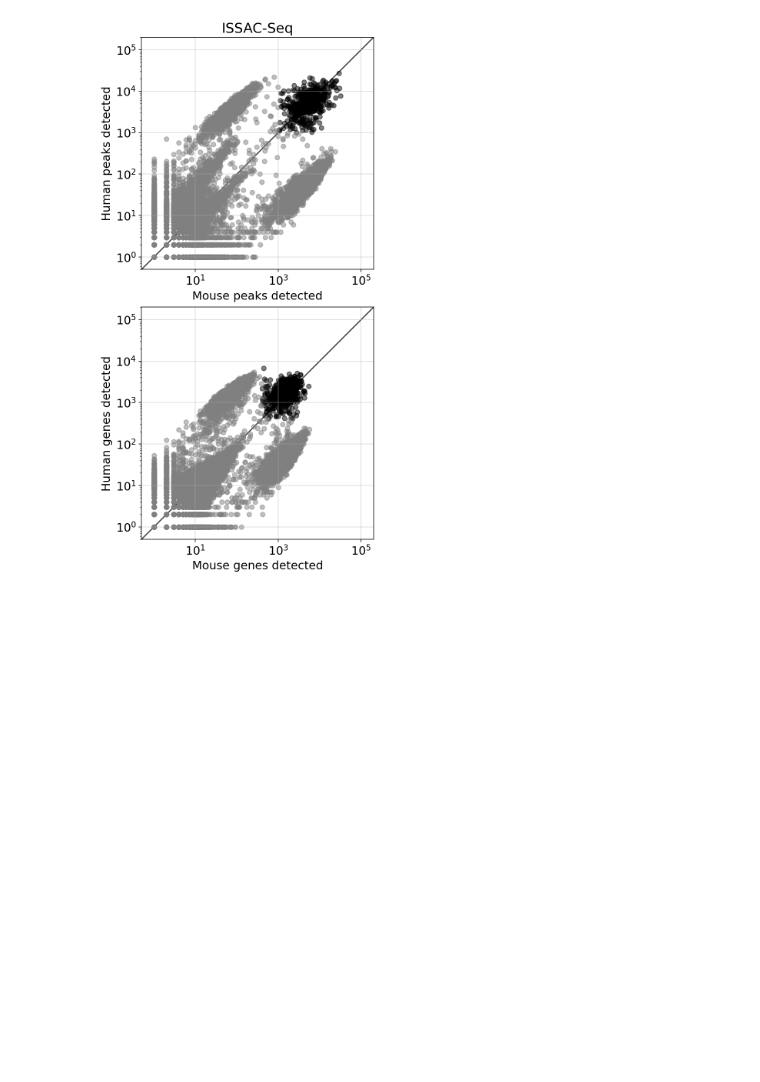
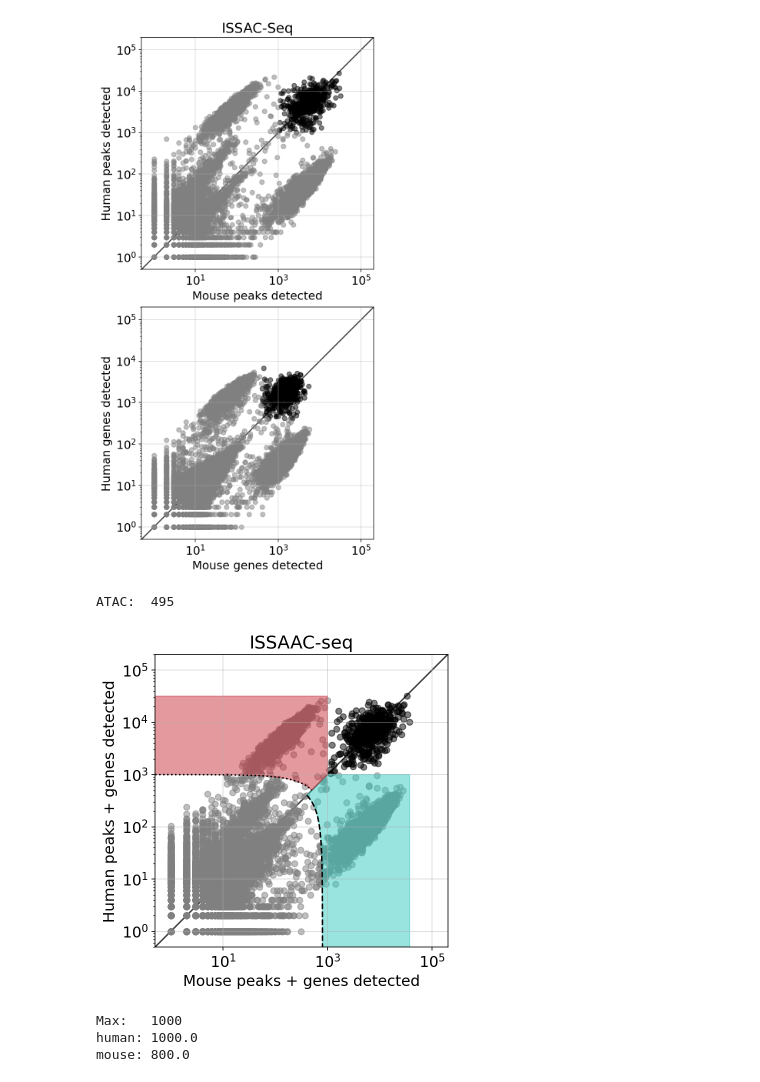
Before and after one commit to pachterlab/BGP_2023, a Jupyter notebook: analysis/notebooks/final_issaacseq-hgmm.ipynb, the cells around one changed output. Drawn from its saved outputs; the diff is of its cells as text; code cells hidden in the pictures; blank space fills up the shorter version.

```diff
--- a/analysis/notebooks/final_issaacseq-hgmm.ipynb
+++ b/analysis/notebooks/final_issaacseq-hgmm.ipynb
@@ -306,3 +333,66 @@ fig.show()
 ATAC:  477
 Gene:  468
 [figure]
+# %%
+fig, ax = plt.subplots(figsize=(5,5), constrained_layout=True)
+
+x = mu.obs["atac:mouse_counts_nnzero"] + mu.obs["gene:mouse_counts_nnzero"]
+y = mu.obs["atac:human_counts_nnzero"] + mu.obs["gene:human_counts_nnzero"]
+
+co_max = 1000
+
+m = np.logical_and(x>co_max, y>co_max)
+print("ATAC: ", m.sum())
+ax.scatter(x[m],y[m],      color="k", alpha=0.5)
+ax.scatter(x[~m],y[~m], color="grey", alpha=0.5)
+
+xx = np.arange(x.min(), x.max())
+
+# Upper cutoff mouse
+yh = [co_max]*len(xx)
+# ax.plot(xx, yh, color="red", linestyle="-")
+
+# lower cutoff mouse
+yl = -xx + mouse_co
+ax.plot(xx[xx>mouse_co/2], yl[xx>mouse_co/2], color="k", linestyle="--")
+
+ax.fill_between(
+    xx[xx>mouse_co/2],
+    yl[xx>mouse_co/2],
+    np.min(np.vstack([xx, yh]), axis=0)[xx>mouse_co/2], alpha=0.5, color=blue)
+
+# upper cutoff human
+xh = [co_max]*len(yy)
+# ax.plot(xh, yy, color="k", linestyle="--")
+
+# lower cutoff human
+yl = -xx + human_co
+ax.plot(xx[xx<human_co/2], yl[xx<human_co/2], color="k", linestyle="dotted")
+
+
+ax.fill_between(xx[xx<co_max],
+                np.max(np.vstack([xx, yl]), axis=0)[xx<co_max],
+                [y.max()]*len(xx[xx<co_max]), alpha=0.5, color=red)
+
+ax.set(**{
+    "title": "ISSAAC-seq",
+    "xlabel": "Mouse peaks + genes detected",
+    "ylabel": "Human peaks + genes detected",
+    "xscale": "log",
+    "yscale": "log",
+    "xlim": (0.5,2*1e5)
+})
+yex(ax)
+ax.grid(alpha=0.5)
+
+fig.savefig("figures/issaacseq_hgmm_clawplot_combined.png", bbox_inches="tight", dpi=300)
+fig.show()
+# %% [output]
+ATAC:  495
+[figure, added]
+# %%
+print(f"Max:   {co_max}", f"human: {human_co}", f"mouse: {mouse_co}", sep="\n")
+# %% [output]
+Max:   1000
+human: 1000.0
+mouse: 800.0
```
Also changed, not shown: parts of 1 cell of this notebook, 9 other files.
